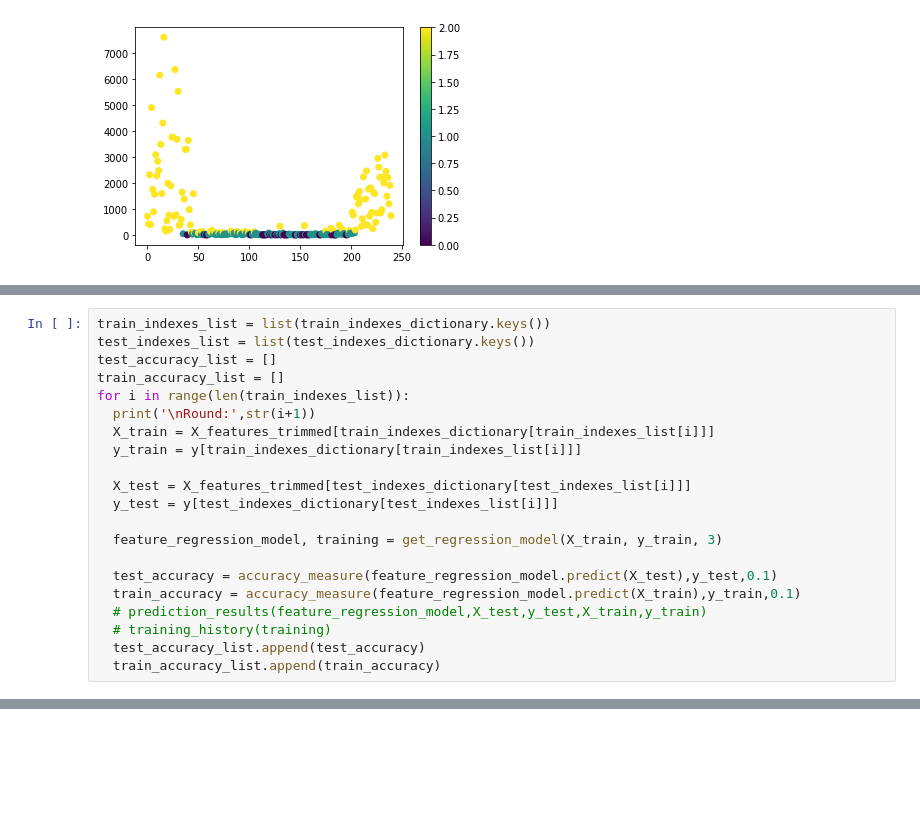
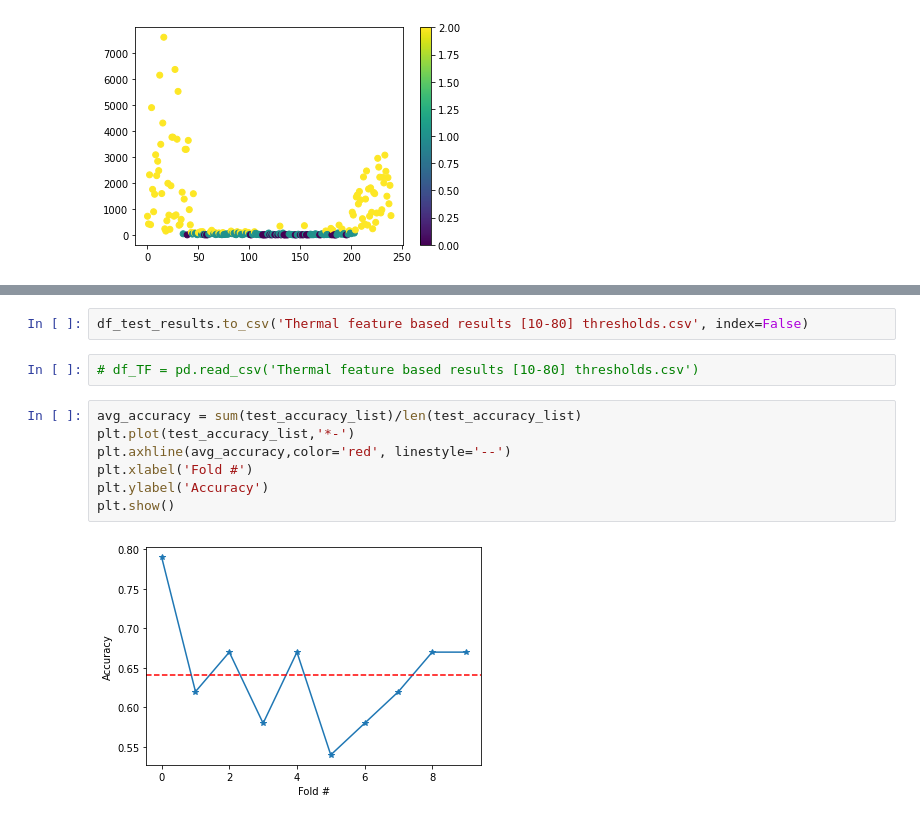
Before and after one commit to nazmulhasan202/WIP_NoteBooks, a Jupyter notebook: Classification of Porosity Level.ipynb, the cells around one changed output, grey strips where cells are left out. Cells and saved outputs as stored; diff of their text form; blank space fills up the shorter version.

```diff
--- a/Classification of Porosity Level.ipynb
+++ b/Classification of Porosity Level.ipynb
@@ -723,21 +607,0 @@ kFold_test_accuracy1, kFold_train_accuracy1, kFold_test_accuracy2, kFold_train_a
-# %%
-train_indexes_list = list(train_indexes_dictionary.keys())
-test_indexes_list = list(test_indexes_dictionary.keys())
-test_accuracy_list = []
-train_accuracy_list = []
-for i in range(len(train_indexes_list)):
-  print('\nRound:',str(i+1))
-  X_train = X_features_trimmed[train_indexes_dictionary[train_indexes_list[i]]]
-  y_train = y[train_indexes_dictionary[train_indexes_list[i]]]
-
-  X_test = X_features_trimmed[test_indexes_dictionary[test_indexes_list[i]]]
-  y_test = y[test_indexes_dictionary[test_indexes_list[i]]]
-
-  feature_regression_model, training = get_regression_model(X_train, y_train, 3)
-
-  test_accuracy = accuracy_measure(feature_regression_model.predict(X_test),y_test,0.1)
-  train_accuracy = accuracy_measure(feature_regression_model.predict(X_train),y_train,0.1)
-  # prediction_results(feature_regression_model,X_test,y_test,X_train,y_train)
-  # training_history(training)
-  test_accuracy_list.append(test_accuracy)
-  train_accuracy_list.append(train_accuracy)
@@ -771,0 +635,13 @@ kFold_test_accuracy, kFold_train_accuracy
+# %%
+df_test_results.to_csv('Thermal feature based results [10-80] thresholds.csv', index=False)
+# %%
+# df_TF = pd.read_csv('Thermal feature based results [10-80] thresholds.csv')
+# %%
+avg_accuracy = sum(test_accuracy_list)/len(test_accuracy_list)
+plt.plot(test_accuracy_list,'*-')
+plt.axhline(avg_accuracy,color='red', linestyle='--')
+plt.xlabel('Fold #')
+plt.ylabel('Accuracy')
+plt.show()
+# %% [output]
+[figure, added]
```
Also changed, not shown: parts of 22 cells of this notebook, 3 other files.
